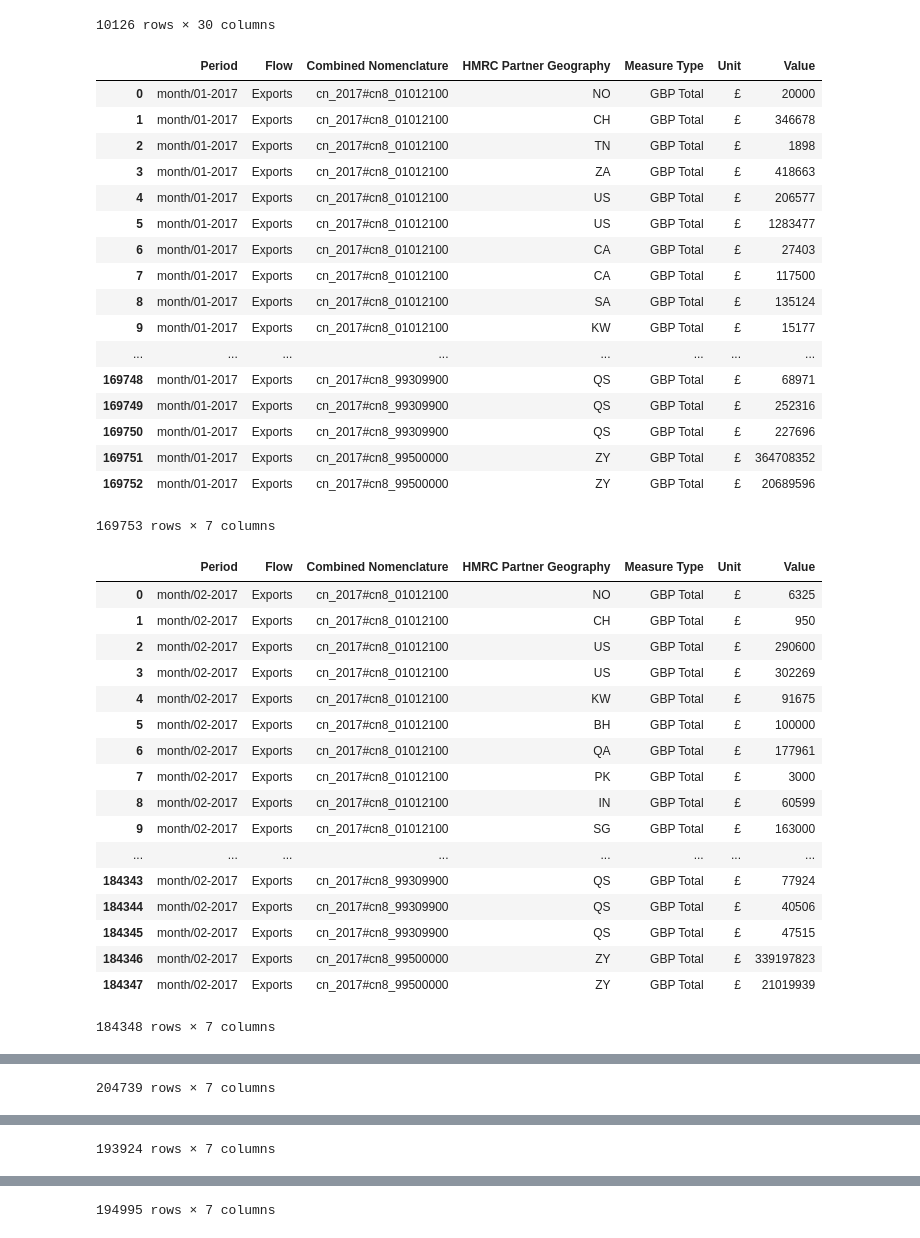
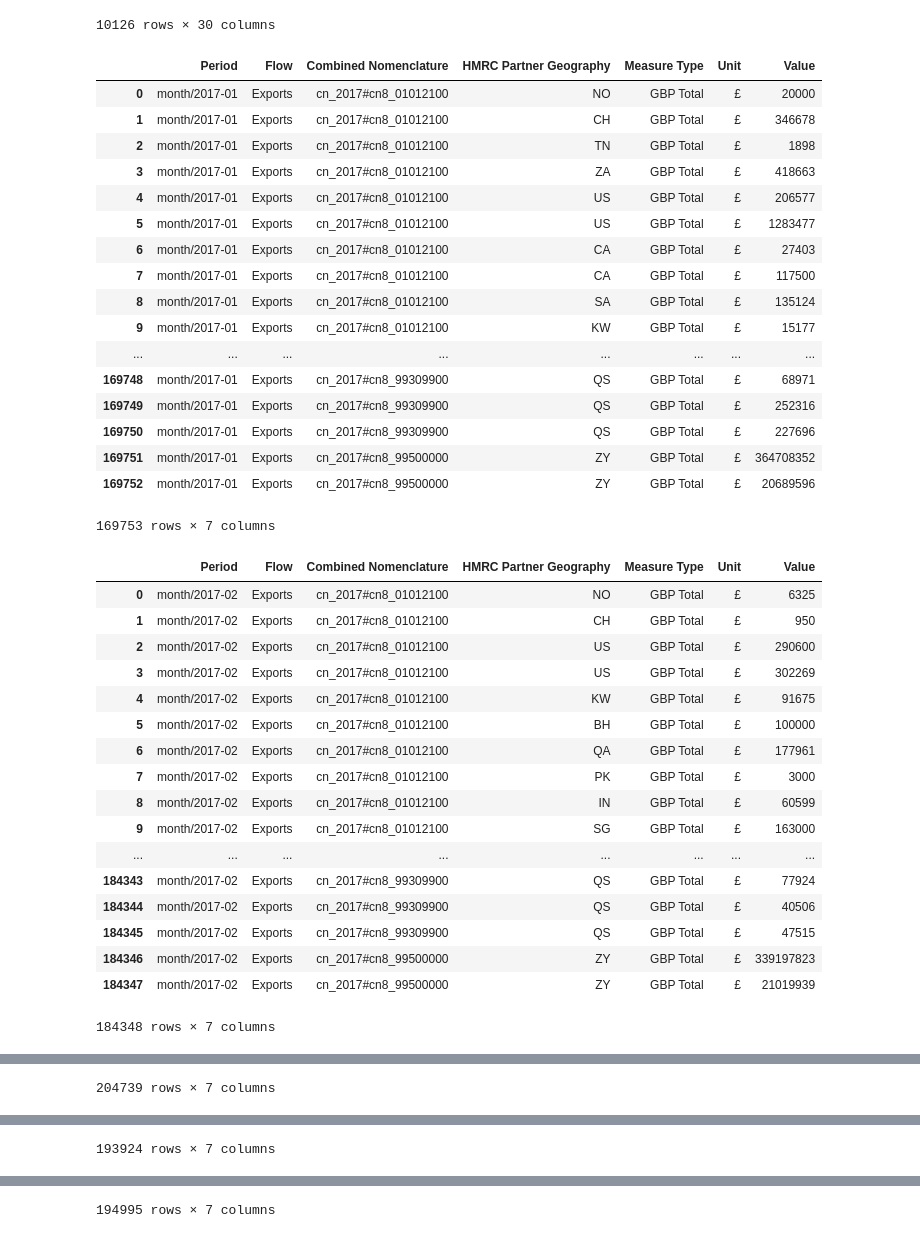
Before and after one commit to lkitching/HMRC_OTS_CN8, a Jupyter notebook: tidy_published.ipynb, the cells around one changed output, grey strips where cells are left out. Drawn from its saved outputs; the diff is of its cells as text; code cells hidden in the pictures.

Commit message:
Change order of month and year in month period slugs.
Month period slugs should have format /month/{year}-{month}.

```diff
--- a/tidy_published.ipynb
+++ b/tidy_published.ipynb
@@ -65,7 +65,7 @@ def get_cn8(comcode, month):
     return 'cn_%s#cn8_%s' % (year, cn8)
 
 def get_period_slug(month):
-    return 'month/%s-%s' % (month[0:2], month[3:])
+    return 'month/%s-%s' % (month[3:], month[0:2])
 
 destFolder = Path('out')
 if not destFolder.exists():
@@ -126,12 +126,8 @@ with ZipFile(BytesIO(session.get(zipUrl).content)) as controlZips:
 
 #write provenance metadata
 
-def get_prov_context():
-    #metadataDir = Path('metadata')
-    with open('metadata/prov_context.json') as contextFile:
-        return json.load(contextFile)
-
-context = get_prov_context()
+with open('metadata/prov_context.json') as contextFile:
+    context = json.load(contextFile)
 
 provActivity = {
     '@id': buildUrl + "#tidy_published",
@@ -139,66 +135,66 @@ provActivity = {
     'startedAtTime': startedAt.isoformat(),
     'label': 'Tidy published',
     'comment': 'Jupyter Python notebook as part of Jenkins job %s' % jobName
 }
 
 provActivity['endedAtTime'] = datetime.now(timezone('Europe/London')).isoformat()
 prov = {
     '@context': context,
     '@graph': [ provActivity ] + provSources + [
         {
             '@id': buildUrl + '/artifact/' + str(filename),
             '@type': 'entity',
             'wasGeneratedBy': provActivity['@id'],
             'label': label
         } for (filename, label) in provOutputs
     ]
 }
 
 with open(str(destFolder / 'prov.jsonld'), 'w') as provFile:
     json.dump(prov, provFile, indent=2)
 
 modified_date = datetime.now(timezone('Europe/London')).isoformat()
 
 
 with open('metadata/dataset.trig.template', 'r') as metadata_template_file:
     metadata_template = Template(metadata_template_file.read())
     with open(str(destFolder / 'dataset.trig'), 'w') as metadata_file:
         metadata_file.write(metadata_template.substitute(modified=modified_date))
 # %% [output]
 |  | Period | Flow | Combined Nomenclature | HMRC Partner Geography | Measure Type | Unit | Value |
-| 0 | month/01-2017 | Exports | cn_2017#cn8_01012100 | NO | GBP Total | £ | 20000 |
-| 1 | month/01-2017 | Exports | cn_2017#cn8_01012100 | CH | GBP Total | £ | 346678 |
-| 2 | month/01-2017 | Exports | cn_2017#cn8_01012100 | TN | GBP Total | £ | 1898 |
-| 3 | month/01-2017 | Exports | cn_2017#cn8_01012100 | ZA | GBP Total | £ | 418663 |
-| 4 | month/01-2017 | Exports | cn_2017#cn8_01012100 | US | GBP Total | £ | 206577 |
-| 5 | month/01-2017 | Exports | cn_2017#cn8_01012100 | US | GBP Total | £ | 1283477 |
-| 6 | month/01-2017 | Exports | cn_2017#cn8_01012100 | CA | GBP Total | £ | 27403 |
-| 7 | month/01-2017 | Exports | cn_2017#cn8_01012100 | CA | GBP Total | £ | 117500 |
-| 8 | month/01-2017 | Exports | cn_2017#cn8_01012100 | SA | GBP Total | £ | 135124 |
-| 9 | month/01-2017 | Exports | cn_2017#cn8_01012100 | KW | GBP Total | £ | 15177 |
+| 0 | month/2017-01 | Exports | cn_2017#cn8_01012100 | NO | GBP Total | £ | 20000 |
+| 1 | month/2017-01 | Exports | cn_2017#cn8_01012100 | CH | GBP Total | £ | 346678 |
+| 2 | month/2017-01 | Exports | cn_2017#cn8_01012100 | TN | GBP Total | £ | 1898 |
+| 3 | month/2017-01 | Exports | cn_2017#cn8_01012100 | ZA | GBP Total | £ | 418663 |
+| 4 | month/2017-01 | Exports | cn_2017#cn8_01012100 | US | GBP Total | £ | 206577 |
+| 5 | month/2017-01 | Exports | cn_2017#cn8_01012100 | US | GBP Total | £ | 1283477 |
+| 6 | month/2017-01 | Exports | cn_2017#cn8_01012100 | CA | GBP Total | £ | 27403 |
+| 7 | month/2017-01 | Exports | cn_2017#cn8_01012100 | CA | GBP Total | £ | 117500 |
+| 8 | month/2017-01 | Exports | cn_2017#cn8_01012100 | SA | GBP Total | £ | 135124 |
+| 9 | month/2017-01 | Exports | cn_2017#cn8_01012100 | KW | GBP Total | £ | 15177 |
 | ... | ... | ... | ... | ... | ... | ... | ... |
-| 169748 | month/01-2017 | Exports | cn_2017#cn8_99309900 | QS | GBP Total | £ | 68971 |
-| 169749 | month/01-2017 | Exports | cn_2017#cn8_99309900 | QS | GBP Total | £ | 252316 |
-| 169750 | month/01-2017 | Exports | cn_2017#cn8_99309900 | QS | GBP Total | £ | 227696 |
-| 169751 | month/01-2017 | Exports | cn_2017#cn8_99500000 | ZY | GBP Total | £ | 364708352 |
-| 169752 | month/01-2017 | Exports | cn_2017#cn8_99500000 | ZY | GBP Total | £ | 20689596 |
+| 169748 | month/2017-01 | Exports | cn_2017#cn8_99309900 | QS | GBP Total | £ | 68971 |
+| 169749 | month/2017-01 | Exports | cn_2017#cn8_99309900 | QS | GBP Total | £ | 252316 |
+| 169750 | month/2017-01 | Exports | cn_2017#cn8_99309900 | QS | GBP Total | £ | 227696 |
+| 169751 | month/2017-01 | Exports | cn_2017#cn8_99500000 | ZY | GBP Total | £ | 364708352 |
+| 169752 | month/2017-01 | Exports | cn_2017#cn8_99500000 | ZY | GBP Total | £ | 20689596 |
 169753 rows × 7 columns
 |  | Period | Flow | Combined Nomenclature | HMRC Partner Geography | Measure Type | Unit | Value |
-| 0 | month/02-2017 | Exports | cn_2017#cn8_01012100 | NO | GBP Total | £ | 6325 |
-| 1 | month/02-2017 | Exports | cn_2017#cn8_01012100 | CH | GBP Total | £ | 950 |
-| 2 | month/02-2017 | Exports | cn_2017#cn8_01012100 | US | GBP Total | £ | 290600 |
-| 3 | month/02-2017 | Exports | cn_2017#cn8_01012100 | US | GBP Total | £ | 302269 |
-| 4 | month/02-2017 | Exports | cn_2017#cn8_01012100 | KW | GBP Total | £ | 91675 |
-| 5 | month/02-2017 | Exports | cn_2017#cn8_01012100 | BH | GBP Total | £ | 100000 |
-| 6 | month/02-2017 | Exports | cn_2017#cn8_01012100 | QA | GBP Total | £ | 177961 |
-| 7 | month/02-2017 | Exports | cn_2017#cn8_01012100 | PK | GBP Total | £ | 3000 |
-| 8 | month/02-2017 | Exports | cn_2017#cn8_01012100 | IN | GBP Total | £ | 60599 |
-| 9 | month/02-2017 | Exports | cn_2017#cn8_01012100 | SG | GBP Total | £ | 163000 |
+| 0 | month/2017-02 | Exports | cn_2017#cn8_01012100 | NO | GBP Total | £ | 6325 |
+| 1 | month/2017-02 | Exports | cn_2017#cn8_01012100 | CH | GBP Total | £ | 950 |
+| 2 | month/2017-02 | Exports | cn_2017#cn8_01012100 | US | GBP Total | £ | 290600 |
+| 3 | month/2017-02 | Exports | cn_2017#cn8_01012100 | US | GBP Total | £ | 302269 |
+| 4 | month/2017-02 | Exports | cn_2017#cn8_01012100 | KW | GBP Total | £ | 91675 |
+| 5 | month/2017-02 | Exports | cn_2017#cn8_01012100 | BH | GBP Total | £ | 100000 |
+| 6 | month/2017-02 | Exports | cn_2017#cn8_01012100 | QA | GBP Total | £ | 177961 |
+| 7 | month/2017-02 | Exports | cn_2017#cn8_01012100 | PK | GBP Total | £ | 3000 |
+| 8 | month/2017-02 | Exports | cn_2017#cn8_01012100 | IN | GBP Total | £ | 60599 |
+| 9 | month/2017-02 | Exports | cn_2017#cn8_01012100 | SG | GBP Total | £ | 163000 |
 | ... | ... | ... | ... | ... | ... | ... | ... |
-| 184343 | month/02-2017 | Exports | cn_2017#cn8_99309900 | QS | GBP Total | £ | 77924 |
-| 184344 | month/02-2017 | Exports | cn_2017#cn8_99309900 | QS | GBP Total | £ | 40506 |
-| 184345 | month/02-2017 | Exports | cn_2017#cn8_99309900 | QS | GBP Total | £ | 47515 |
-| 184346 | month/02-2017 | Exports | cn_2017#cn8_99500000 | ZY | GBP Total | £ | 339197823 |
-| 184347 | month/02-2017 | Exports | cn_2017#cn8_99500000 | ZY | GBP Total | £ | 21019939 |
+| 184343 | month/2017-02 | Exports | cn_2017#cn8_99309900 | QS | GBP Total | £ | 77924 |
+| 184344 | month/2017-02 | Exports | cn_2017#cn8_99309900 | QS | GBP Total | £ | 40506 |
+| 184345 | month/2017-02 | Exports | cn_2017#cn8_99309900 | QS | GBP Total | £ | 47515 |
+| 184346 | month/2017-02 | Exports | cn_2017#cn8_99500000 | ZY | GBP Total | £ | 339197823 |
+| 184347 | month/2017-02 | Exports | cn_2017#cn8_99500000 | ZY | GBP Total | £ | 21019939 |
 184348 rows × 7 columns
 |  | Period | Flow | Combined Nomenclature | HMRC Partner Geography | Measure Type | Unit | Value |
```
Also changed, not shown: parts of 1 cell of this notebook.
